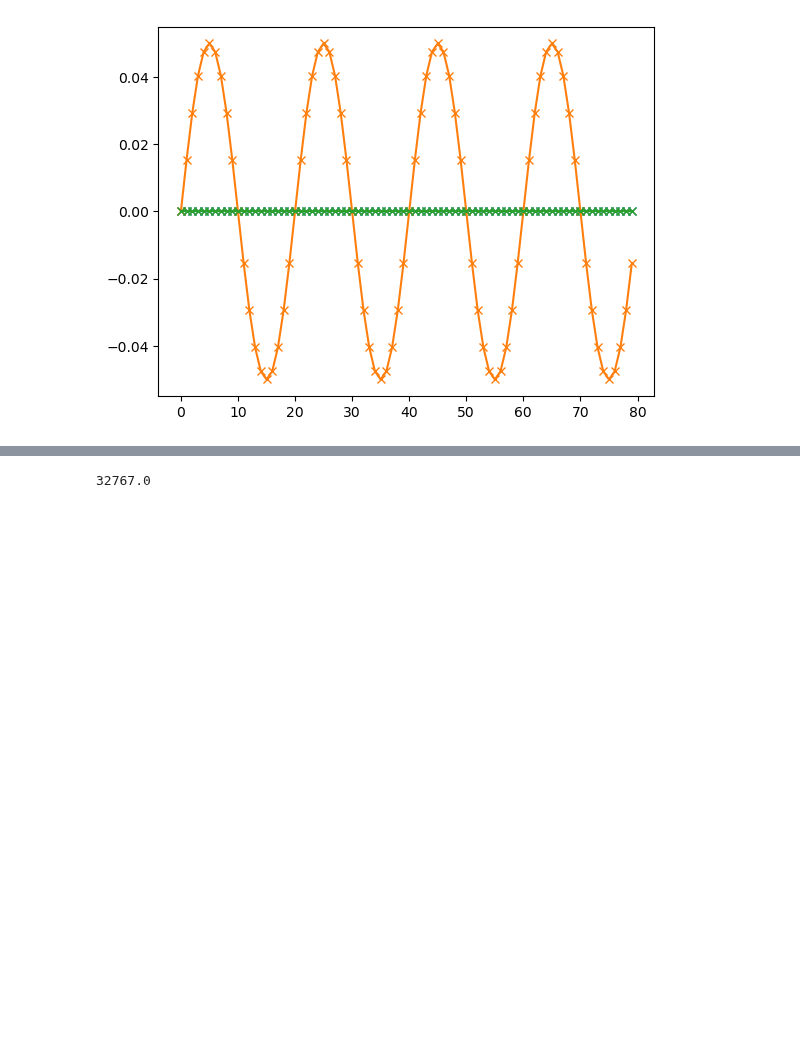
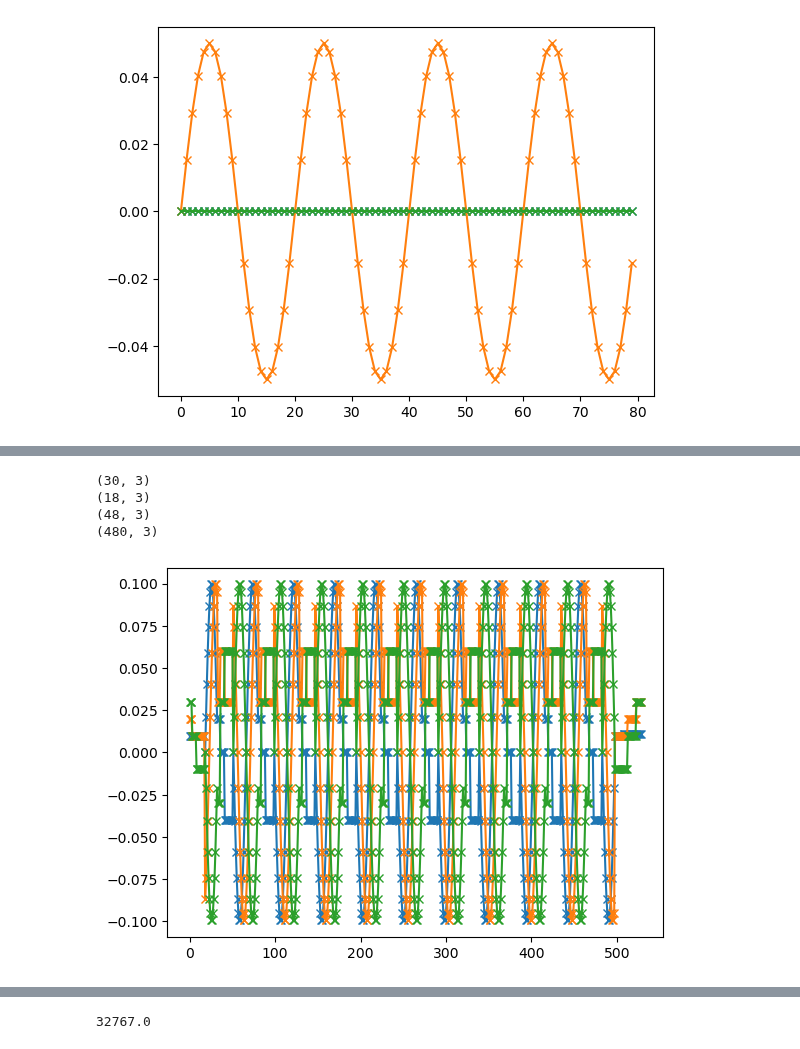
Before and after one commit to qutech/qupulse, a Jupyter notebook: qupulse/examples/DecadacProgramBuilder.ipynb, the cells around one changed output, grey strips where cells are left out. Saved outputs shown, nothing was run; the diff lists cells and outputs as text; code cells hidden in the pictures; blank space fills up the shorter version.

```diff
--- a/qupulse/examples/DecadacProgramBuilder.ipynb
+++ b/qupulse/examples/DecadacProgramBuilder.ipynb
@@ -716,3 +718,51 @@ plt.show()
+# %%
+periods = 10
+
+one_sin = np.sin(2*np.pi*np.arange(30)/30)
+one_sin = (np.repeat(one_sin[None, :], 3, axis=0).T)
+one_sin[:, 1] = np.roll(one_sin[:, 1], 5)
+one_sin[:, 2] = np.roll(one_sin[:, 1], 10)
+print(one_sin.shape)
+
+intermediate = np.concatenate([
+    np.repeat(np.array([[0.1*2, 0.1*3, -0.1*3]]), 3, axis=0),
+    np.repeat(np.array([[0.*2, 0.2*3, 0.1*3]]), 5, axis=0),
+    np.repeat(np.array([[-0.2*2, 0.1*3, 0.2*3]]), 10, axis=0),
+])
+print(intermediate.shape)
+
+one_period = np.concatenate([
+    one_sin[:15, :],
+    intermediate,
+    one_sin[15:, :],
+])
+print(one_period.shape)
+
+segment = np.repeat(one_period[None, :, :], periods, axis=0).reshape((-1, 3))
+print(segment.shape)
+
+
+simple_numpy_pulse = np.concatenate([
+    np.repeat(np.array([[0.1, 0.2, 0.3]]), 3, axis=0),
+    np.repeat(np.array([[0.1, 0.1, 0.1]]), 5, axis=0),
+    np.repeat(np.array([[0.1, 0.1, -0.1]]), 10, axis=0),
+    segment,
+    np.repeat(np.array([[0.1, 0.1, -0.1]]), 10, axis=0),
+    np.repeat(np.array([[0.1+0.01, 0.0+0.1, -0.1]]), 5, axis=0),
+    np.repeat(np.array([[0.1+0.01, 0.1+0.1, 0.1]]), 10, axis=0),
+    np.repeat(np.array([[0.1+0.01, 0.2+0.1, 0.3]]), 6, axis=0),
+])
+
+simple_numpy_pulse = simple_numpy_pulse.T*0.1
+
+plt.plot(simple_numpy_pulse.T, marker="x")
+plt.show()
+# %% [output]
+(30, 3)
+(18, 3)
+(48, 3)
+(480, 3)
+[figure, added]
 # %%
 comp = compress_array_LZ77(array=volt_to_int(simple_numpy_pulse.T).astype(int), allow_intermediates=False, using_diffs=True, allow_reconstructions_using_reconstructions=False)
 print(len(comp))
```
Also changed, not shown: parts of 3 cells of this notebook, 1 other file.
